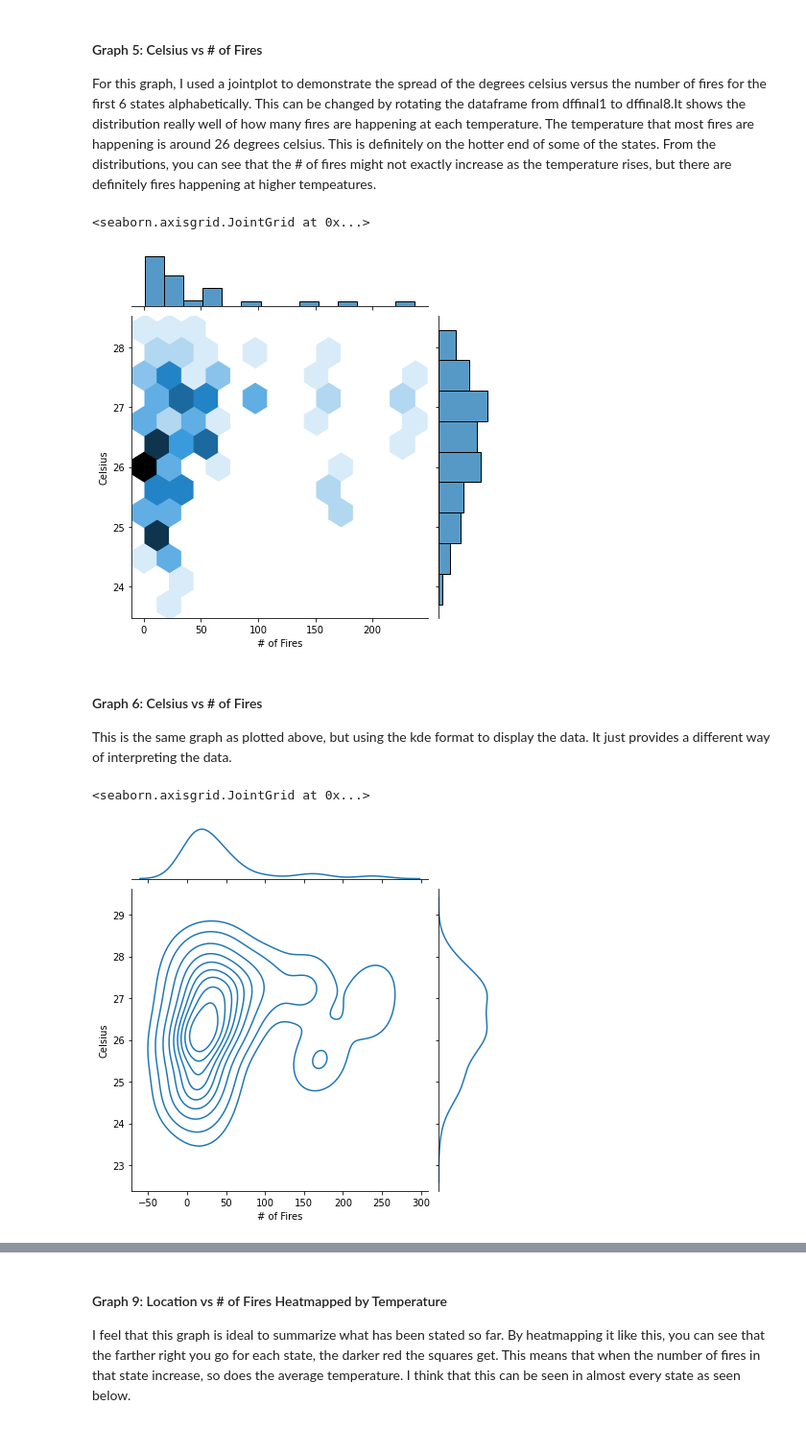
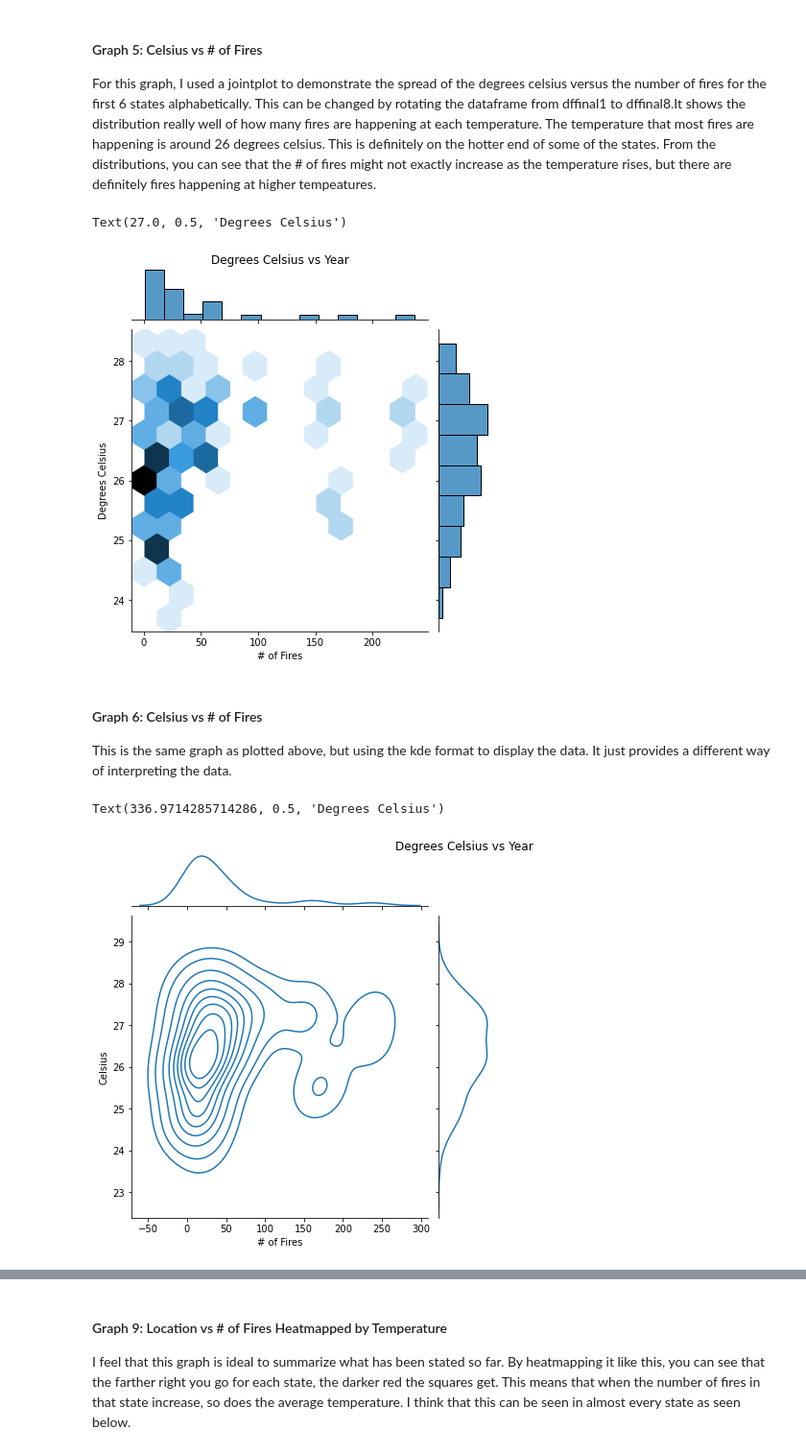
Before and after one commit to data301-2021-summer2/project-group41-project, a Jupyter notebook: analysis/Final_Analysis_Combined.ipynb, the cells around one changed output, grey strips where cells are left out. Shown at 96% size. Saved outputs shown, nothing was run; the diff lists cells and outputs as text; code cells hidden in the pictures.

```diff
--- a/analysis/Final_Analysis_Combined.ipynb
+++ b/analysis/Final_Analysis_Combined.ipynb
@@ -276,15 +310,21 @@ dfff.map(plt.scatter,'# of Fires','Celsius')
 For this graph, I used a jointplot to demonstrate the spread of the degrees celsius versus the number of fires for the first 6 states alphabetically. This can be changed by rotating the dataframe from dffinal1 to dffinal8.It shows the distribution really well of how many fires are happening at each temperature. The temperature that most fires are happening is around 26 degrees celsius. This is definitely on the hotter end of some of the states. From the distributions, you can see that the # of fires might not exactly increase as the temperature rises, but there are definitely fires happening at higher tempeatures.
 # %%
 sns.jointplot(x='# of Fires', y='Celsius',data = dffinal1, kind='hex')
+plt.title('Degrees Celsius vs Year',y=1.2)
+plt.xlabel('# of Fires')
+plt.ylabel('Degrees Celsius')
 # %% [output]
-<seaborn.axisgrid.JointGrid at 0x...>
+Text(27.0, 0.5, 'Degrees Celsius')
-[figure, old version]
+[figure, new version]
 # %% [markdown]
 #### Graph 6: Celsius vs # of Fires
 This is the same graph as plotted above, but using the kde format to display the data. It just provides a different way of interpreting the data.
 # %%
 sns.jointplot(x='# of Fires', y='Celsius',data = dffinal1, kind='kde')
+plt.title('Degrees Celsius vs Year',y=1.2)
+plt.xlabel('# of Fires')
+plt.ylabel('Degrees Celsius')
 # %% [output]
-<seaborn.axisgrid.JointGrid at 0x...>
+Text(336.9714285714286, 0.5, 'Degrees Celsius')
-[figure, old version]
+[figure, new version]
 # %% [markdown]
```
Also changed, not shown: parts of 14 cells of this notebook.
